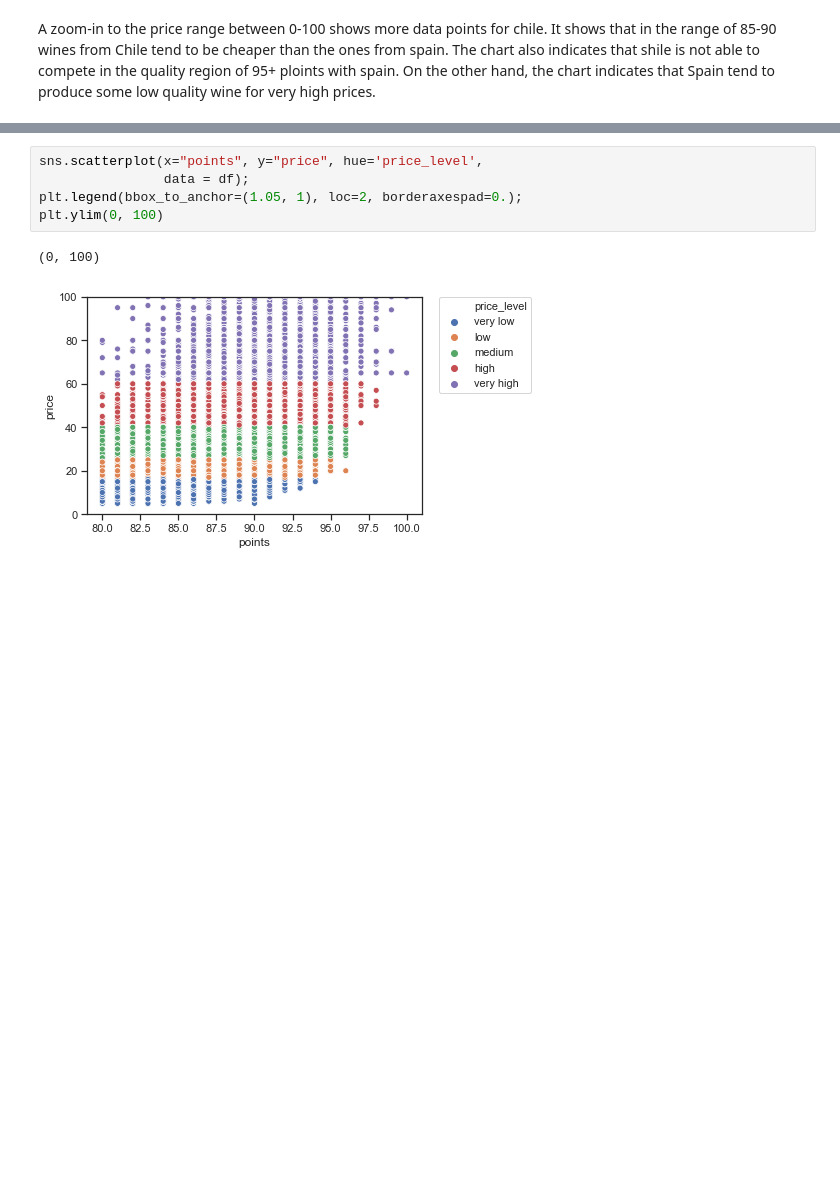
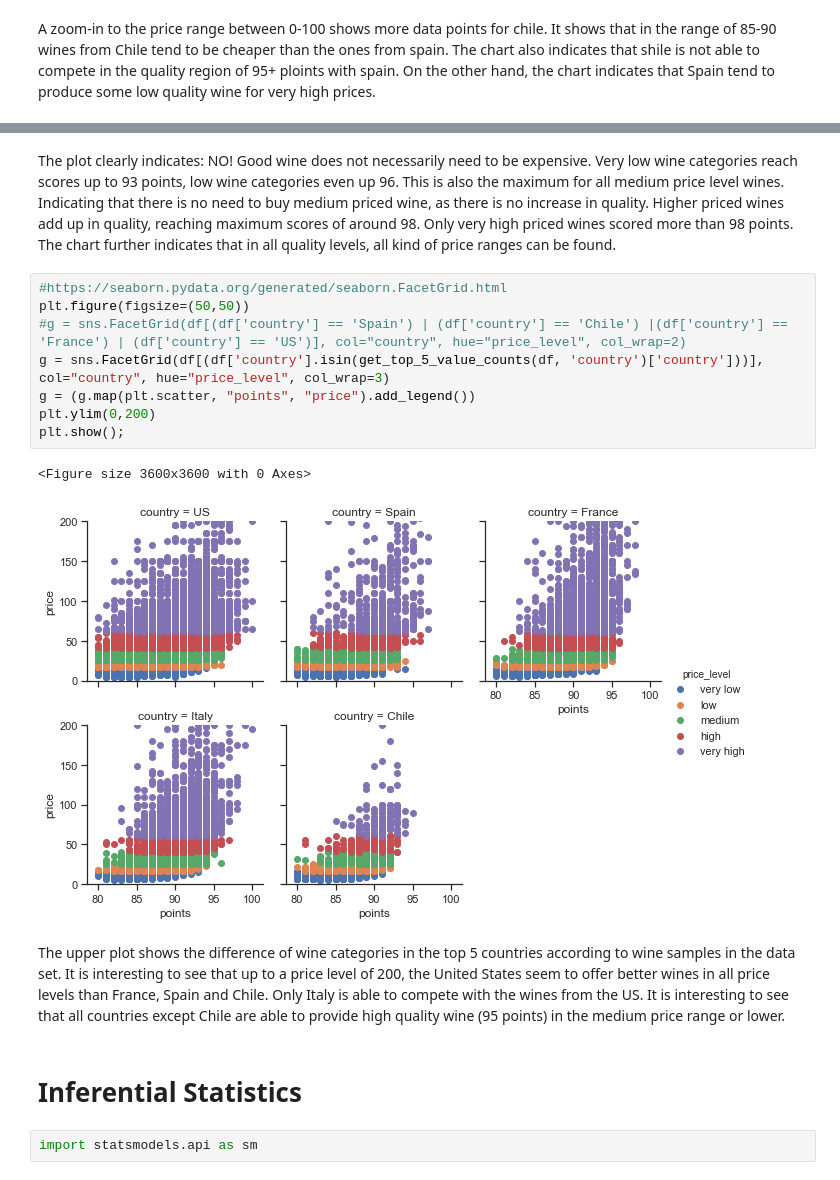
Before and after one commit to igorstojanovic91/wine-review-analysis, a Jupyter notebook: Wine reviews Analysis.ipynb, the cells around one changed output, grey strips where cells are left out. Saved outputs shown, nothing was run; the diff lists cells and outputs as text; blank space fills up the shorter version.

Commit message:
Finishing Multivariate Plot section
Finishing Multivariate Plot section and starting with inferential statistics

```diff
--- a/Wine reviews Analysis.ipynb
+++ b/Wine reviews Analysis.ipynb
@@ -1205,10 +1211,21 @@ plt.show()
 # %% [output]
 [figure]
-# %%
-sns.scatterplot(x="points", y="price", hue='price_level',
-                data = df);
-plt.legend(bbox_to_anchor=(1.05, 1), loc=2, borderaxespad=0.);
-plt.ylim(0, 100)
-# %% [output]
-(0, 100)
-[figure, removed]
+# %% [markdown]
+The plot clearly indicates: NO! Good wine does not necessarily need to be expensive. Very low wine categories reach scores up to 93 points, low wine categories even up 96. This is also the maximum for all medium price level wines. Indicating that there is no need to buy medium priced wine, as there is no increase in quality. Higher priced wines add up in quality, reaching maximum scores of around 98. Only very high priced wines scored more than 98 points. The chart further indicates that in all quality levels, all kind of price ranges can be found.
+# %%
+#https://seaborn.pydata.org/generated/seaborn.FacetGrid.html
+plt.figure(figsize=(50,50))
+#g = sns.FacetGrid(df[(df['country'] == 'Spain') | (df['country'] == 'Chile') |(df['country'] == 'France') | (df['country'] == 'US')], col="country", hue="price_level", col_wrap=2)
+g = sns.FacetGrid(df[(df['country'].isin(get_top_5_value_counts(df, 'country')['country']))], col="country", hue="price_level", col_wrap=3)
+g = (g.map(plt.scatter, "points", "price").add_legend())
+plt.ylim(0,200)
+plt.show();
+# %% [output]
+<Figure size 3600x3600 with 0 Axes>
+[figure, added]
+# %% [markdown]
+The upper plot shows the difference of wine categories in the top 5 countries according to wine samples in the data set. It is interesting to see that up to a price level of 200, the United States seem to offer better wines in all price levels than France, Spain and Chile. Only Italy is able to compete with the wines from the US. It is interesting to see that all countries except Chile are able to provide high quality wine (95 points) in the medium price range or lower.
+# %% [markdown]
+# Inferential Statistics
+# %%
+import statsmodels.api as sm
```
Also changed, not shown: parts of 18 cells of this notebook.
